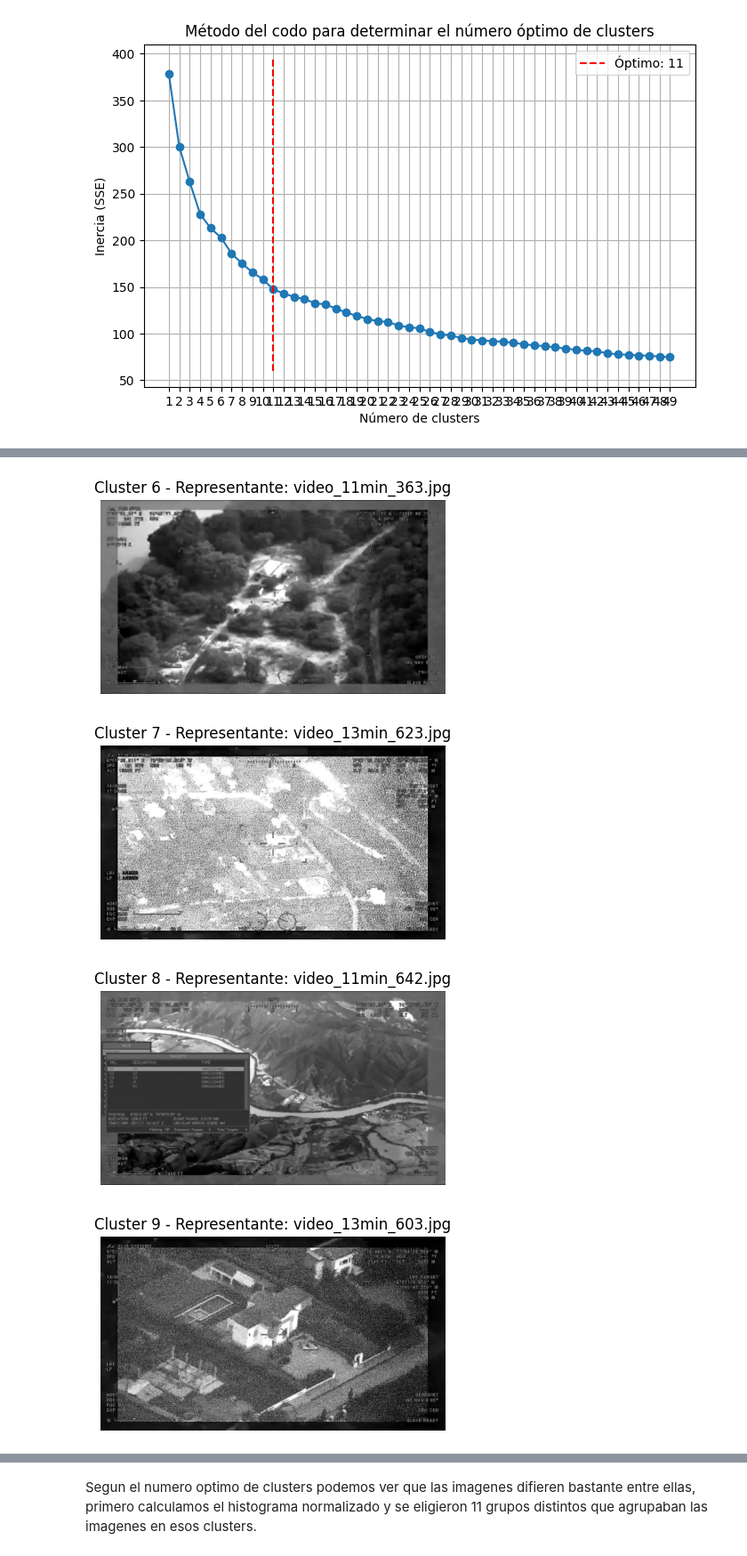
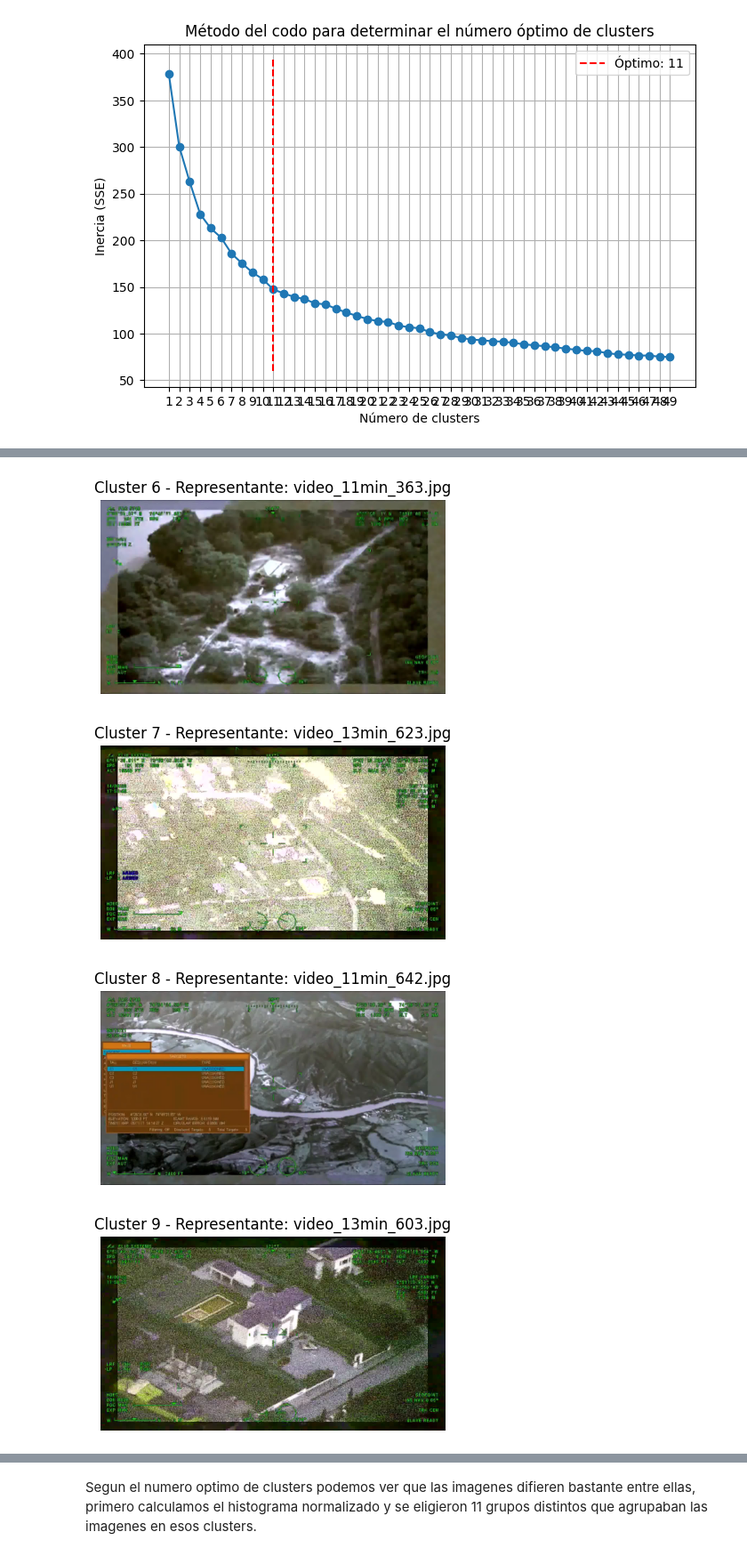
Before and after one commit to Tomas1307/FLIR_GPF2, a Jupyter notebook: exploracion_tomas.ipynb, the cells around one changed output, grey strips where cells are left out. Shown at 89% size. Saved outputs shown, nothing was run; the diff lists cells and outputs as text; code cells hidden in the pictures.

```diff
--- a/exploracion_tomas.ipynb
+++ b/exploracion_tomas.ipynb
@@ -143,9 +128,9 @@ for cluster in range(num_clusters):
     imagen_repr = cluster_names[indice_min]
 
     img_path = os.path.join(ruta_train, imagen_repr)
-    img = cv2.imread(img_path, cv2.IMREAD_GRAYSCALE)
+    img = cv2.imread(img_path)
     plt.figure(figsize=(5,5))
-    plt.imshow(img, cmap='gray')
+    plt.imshow(img)
     plt.title(f"Cluster {cluster} - Representante: {imagen_repr}")
     plt.axis("off")
     plt.show()
@@ -159,4 +144,4 @@ for cluster in range(num_clusters):
-[figure, old version]
+[figure, new version]
-[figure, old version]
+[figure, new version]
-[figure, old version]
+[figure, new version]
-[figure, old version]
+[figure, new version]
```
Also changed, not shown: parts of 5 cells of this notebook.
